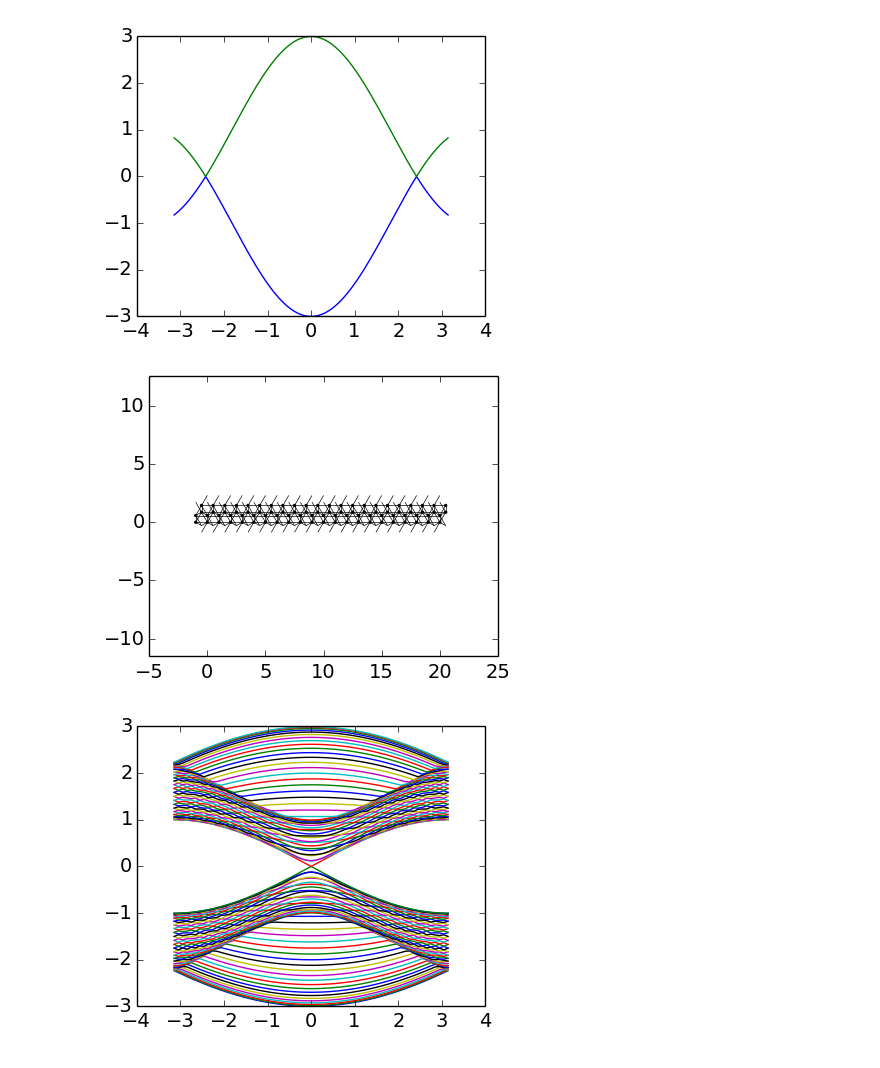
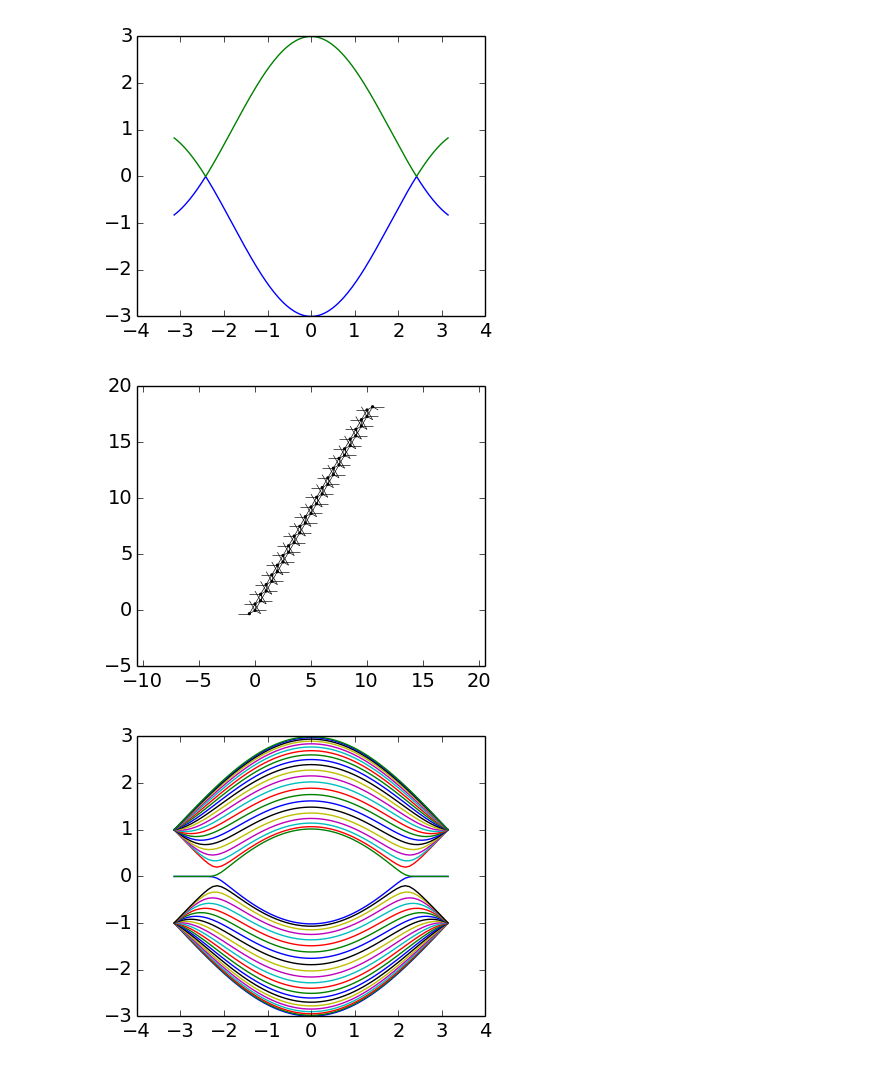
Before and after one commit to topocm/topocm_content, a Jupyter notebook: w4_haldane/Temporary Simulations.ipynb, the cells around one changed output. Cells and saved outputs as stored; diff of their text form; code cells hidden in the pictures.

```diff
--- a/w4_haldane/Temporary Simulations.ipynb
+++ b/w4_haldane/Temporary Simulations.ipynb
@@ -108,11 +165,11 @@ plt.show()
 [figure]
 # %%
 par = SimpleNamespace(t=1, t_nnn=0.0, m=0.0)
-sys = haldane_ribbon(21, True)
+sys = haldane_ribbon(w=21, armchair=False)
 kwant.plot(sys)
 sys = sys.finalized()
 kwant.plotter.bands(sys, args = [par,])
 plt.show()
 # %% [output]
-[figure, old version]
+[figure, new version]
-[figure, old version]
+[figure, new version]
```
Also changed, not shown: parts of 4 cells of this notebook.
